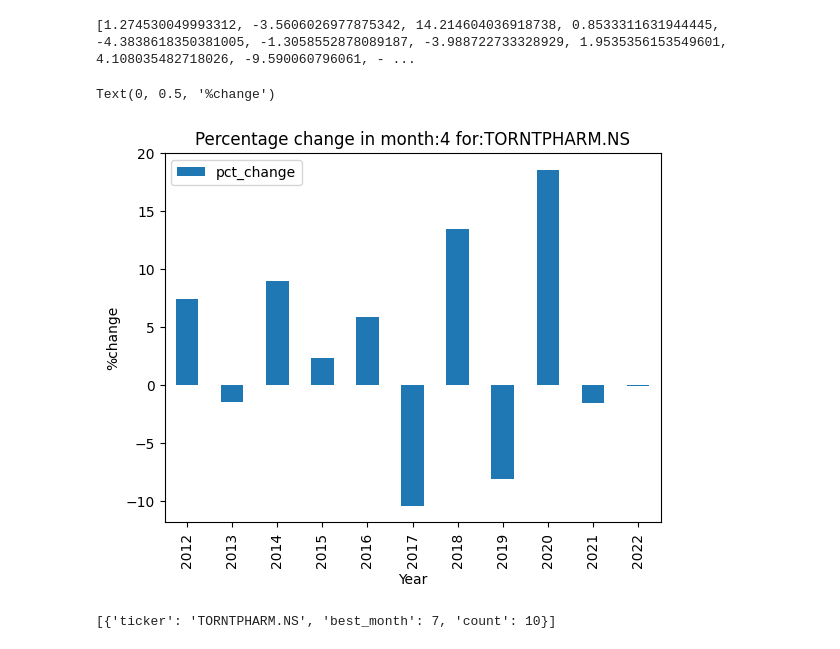
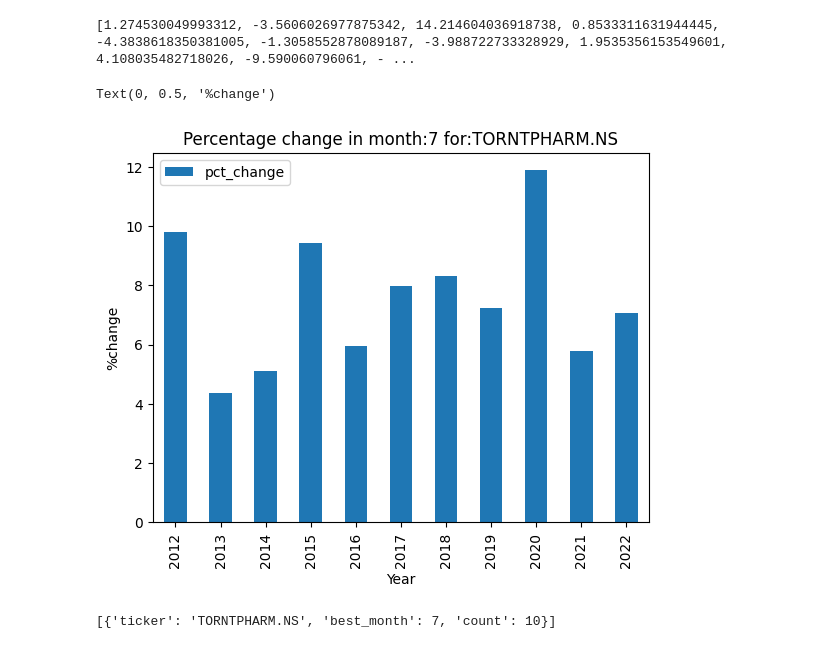
Before and after one commit to 345ishaan/algorithmic_trading, a Jupyter notebook: Stock_Mode_Analysis.ipynb, the cells around one changed output. Saved outputs shown, nothing was run; the diff lists cells and outputs as text; code cells hidden in the pictures.

```diff
--- a/Stock_Mode_Analysis.ipynb
+++ b/Stock_Mode_Analysis.ipynb
@@ -132,17 +133,17 @@ print(PCT_DATA['TORNTPHARM.NS']['month_ch'][1])
 # %%
 #@title Plot per month bar plot given stock symbol
 
 plot_stock_symbol = 'TORNTPHARM.NS' #@param {type:"string"}
-plot_month = 4 #@param
+plot_month = 7 #@param
 plotdata = pd.DataFrame([{'pct_change': PCT_DATA[plot_stock_symbol]['month_ch'][plot_month][x], } for x,_ in enumerate(range(start_year, end_year + 1))],
                         index=[year for year in range(start_year, end_year + 1)])
 plotdata.plot(kind="bar")
 plt.title(f"Percentage change in month:{plot_month} for:{plot_stock_symbol}")
 plt.xlabel("Year")
 plt.ylabel("%change")
 # %% [output]
 Text(0, 0.5, '%change')
-[figure, old version]
+[figure, new version]
 # %%
 #@title Find stock months where PCT_Change > threshold more than x% of year range.
 
```
Also changed, not shown: parts of 4 cells of this notebook.
